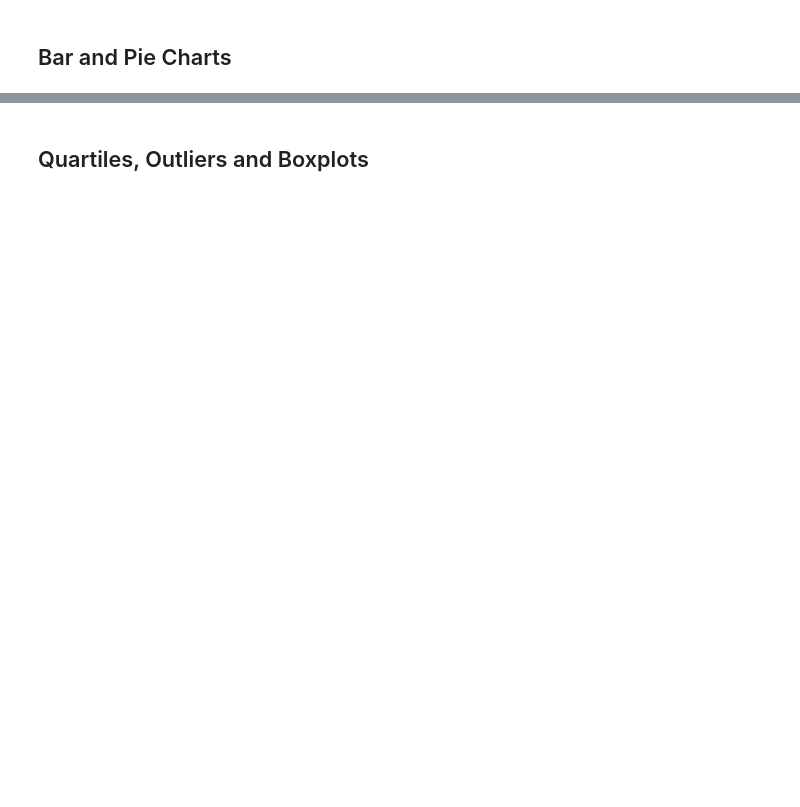
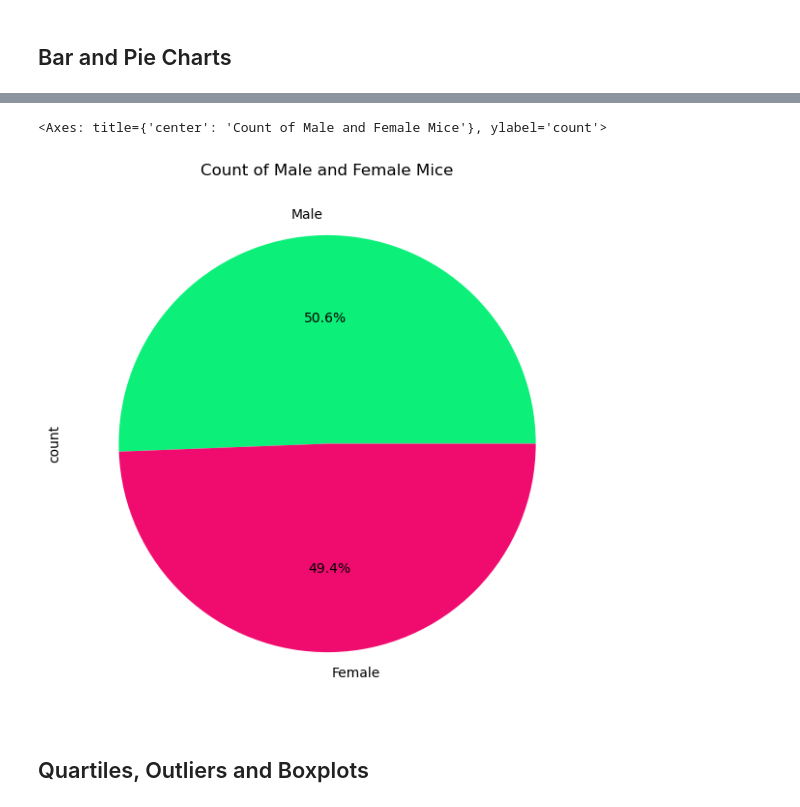
Before and after one commit to Apeterson07/data-visualization, a Jupyter notebook: Pymaceuticals/pymaceuticals.ipynb, the cells around one changed output, grey strips where cells are left out. Cells and saved outputs as stored; diff of their text form; code cells hidden in the pictures; blank space fills up the shorter version.

```diff
--- a/Pymaceuticals/pymaceuticals.ipynb
+++ b/Pymaceuticals/pymaceuticals.ipynb
@@ -150,7 +214,12 @@ clean_data["Mouse ID"].nunique()
 # %%
-# Generate a pie chart, using Pandas, showing the distribution of unique female versus male mice used in the study
+# Generate a pie chart, using pyplot, showing the distribution of unique female versus male mice used in the study
+row_count = dataframe.groupby('Drug Regimen').size()
 
 # Get the unique mice with their gender
-
+count_for_chart = dataframe["Sex"].value_counts()
 
 # Make the pie chart
+count_for_chart.plot(kind='pie', autopct='%1.1f%%', figsize=(7, 7), colors=["#0cf07a", "#f00c6f"], legend=False, title='Count of Male and Female Mice')
+# %% [output]
+<Axes: title={'center': 'Count of Male and Female Mice'}, ylabel='count'>
+[figure, added]
```
Also changed, not shown: parts of 19 cells of this notebook.
